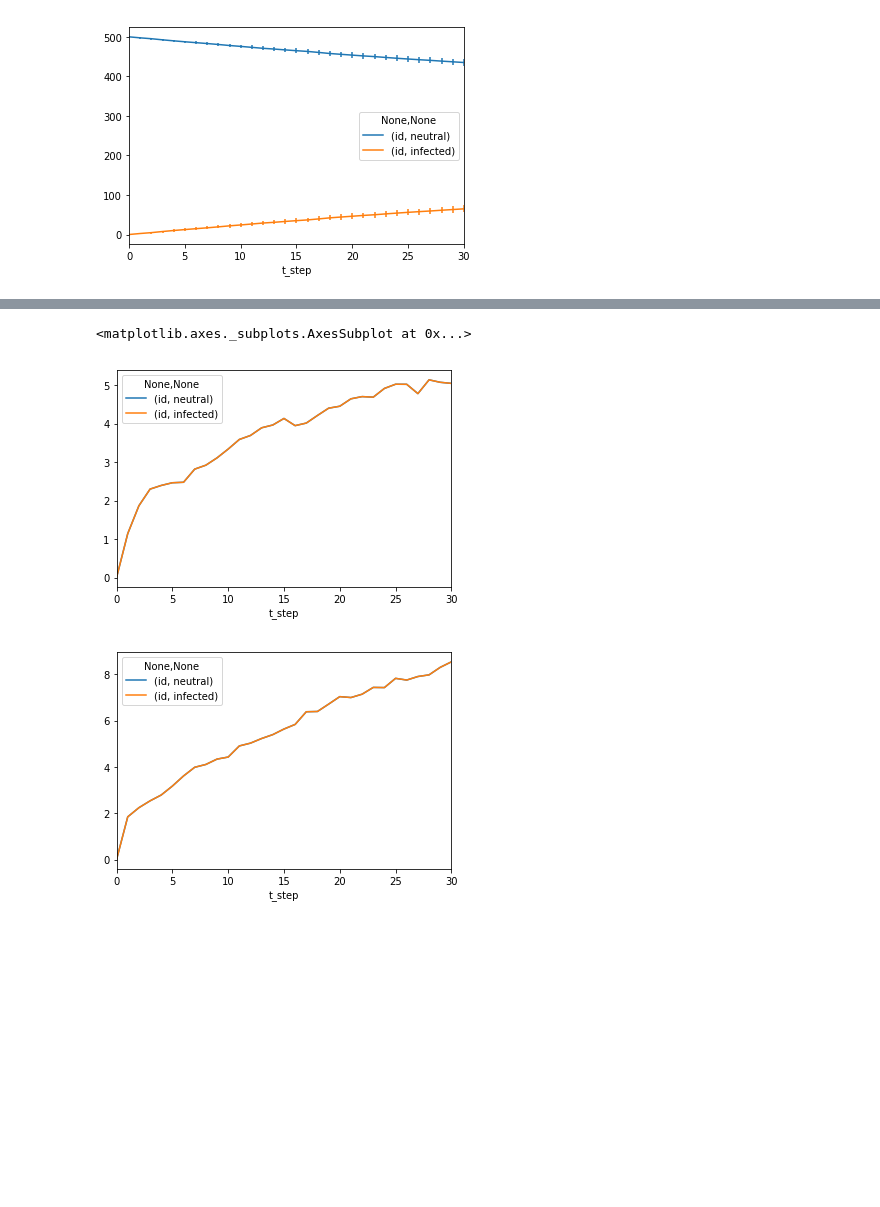
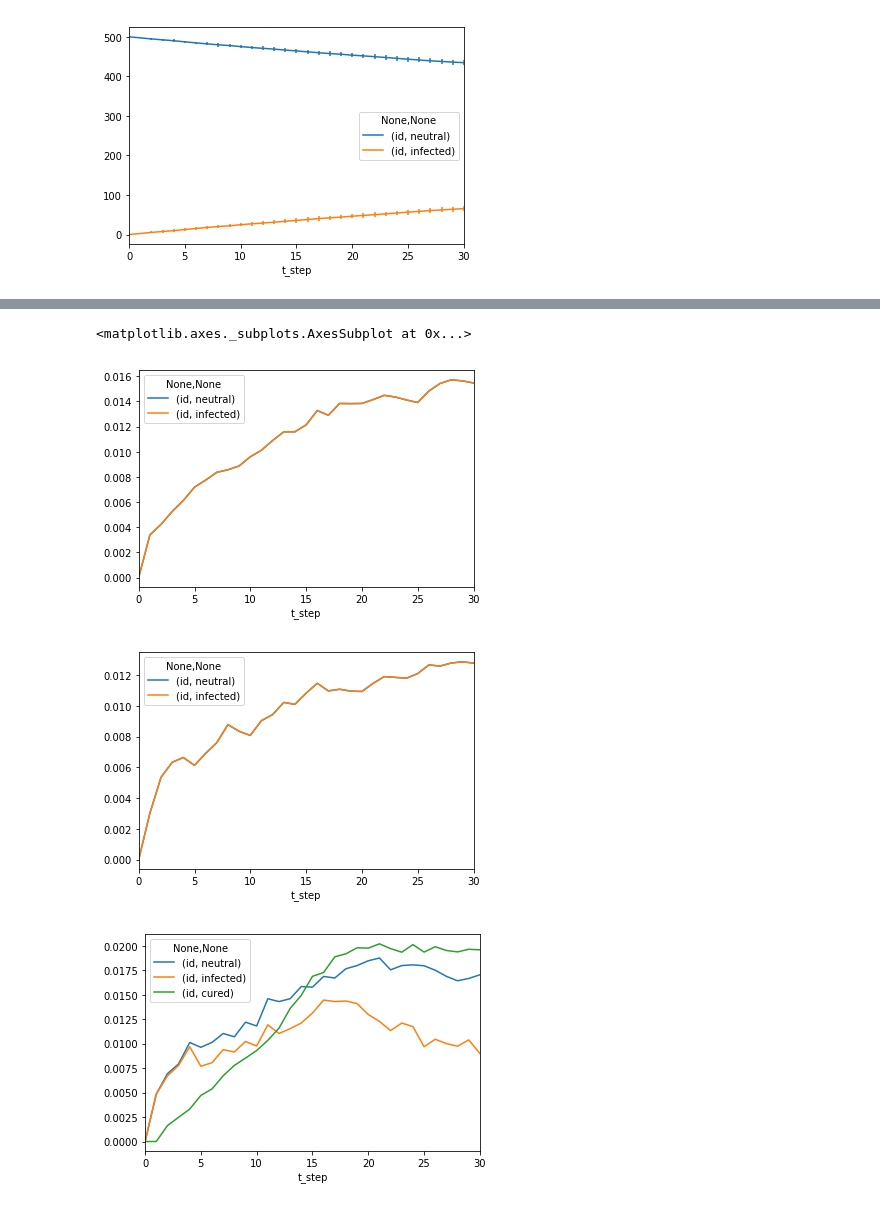
Before and after one commit to gsi-upm/soil, a Jupyter notebook: examples/newsspread/NewsSpread.ipynb, the cells around one changed output, grey strips where cells are left out. Drawn from its saved outputs; the diff is of its cells as text; code cells hidden in the pictures; blank space fills up the shorter version.

```diff
--- a/examples/newsspread/NewsSpread.ipynb
+++ b/examples/newsspread/NewsSpread.ipynb
@@ -47,7 +45,7 @@ evodumb = analysis.read_data('soil_output/Sim_all_dumb/', group=True, process=an
 evohalfherd = analysis.read_data('soil_output/Sim_half_herd/', group=True, process=analysis.get_count, keys=['id'])
 evoherd = analysis.read_data('soil_output/Sim_all_herd/', group=True, process=analysis.get_count, keys=['id'])
 evoherdwise = analysis.read_data('soil_output/Sim_wise_herd/', group=True, process=analysis.get_count, keys=['id'])
-evowise = analysis.read_data('soil_output/Sim_all_wise//', group=True, process=analysis.get_count, keys=['id'])
+evowise = analysis.read_data('soil_output/Sim_all_wise/', group=True, process=analysis.get_count, keys=['id'])
 # %%
 for i in [evodumb, evohalfherd, evoherd, evoherdwise, evowise]:
     i['mean'].plot(yerr=i['std'])
@@ -64,0 +66,6 @@ diff.plot(yerr=evodumb['std']+evohalfherd['std']);
+# %%
+diff = evodumb['mean']-evoherd['mean']
+m = evodumb['max'].loc[0].sum()
+diff = diff / m
+diff.plot(yerr=(evodumb['std']+evoherd['std'])/m,
+          title='Comparing the Herd and Dumb behaviours: normalized difference and error in number of agents in each state when using 100% herd agents.');
@@ -65,7 +74,9 @@ diff.plot(yerr=evodumb['std']+evohalfherd['std']);
 # %%
-evohalfherd['std'].plot()
-evodumb['std'].plot()
+(evohalfherd['std']/m).plot()
+(evodumb['std']/m).plot()
+(evowise['std']/m).plot()
 # %% [output]
 <matplotlib.axes._subplots.AxesSubplot at 0x...>
-[figure, old version]
+[figure, new version]
-[figure, old version]
+[figure, new version]
+[figure, added]
```
Also changed, not shown: parts of 5 cells of this notebook, 8 other files.
